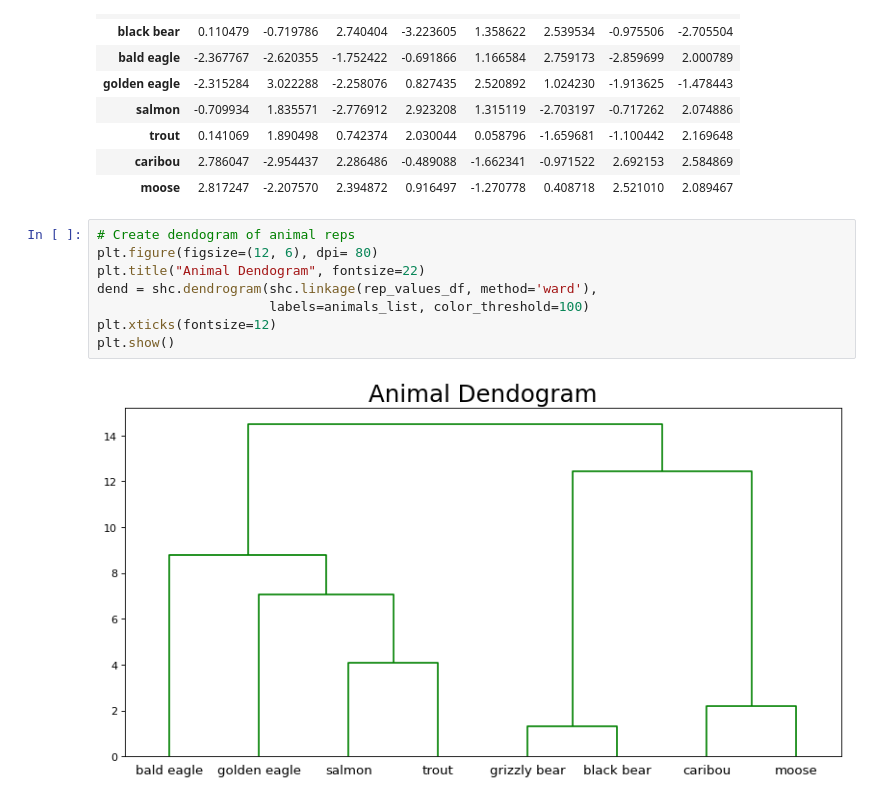
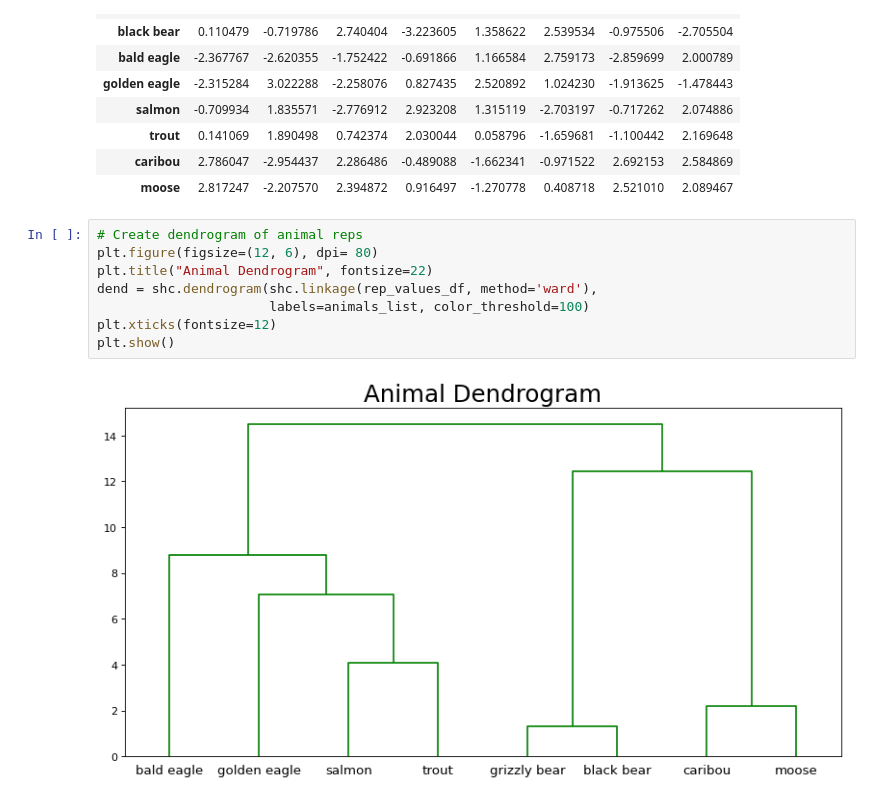
Before and after one commit to bdknguyen/npb-198-final-project, a Jupyter notebook: semantic_rep_network_model.ipynb, the cells around one changed output. Saved outputs shown, nothing was run; the diff lists cells and outputs as text.

```diff
--- a/semantic_rep_network_model.ipynb
+++ b/semantic_rep_network_model.ipynb
@@ -357,12 +357,12 @@ rep_values_df
 | caribou | 2.786047 | -2.954437 | 2.286486 | -0.489088 | -1.662341 | -0.971522 | 2.692153 | 2.584869 |
 | moose | 2.817247 | -2.207570 | 2.394872 | 0.916497 | -1.270778 | 0.408718 | 2.521010 | 2.089467 |
 # %%
-# Create dendogram of animal reps
+# Create dendrogram of animal reps
 plt.figure(figsize=(12, 6), dpi= 80)
-plt.title("Animal Dendogram", fontsize=22)
+plt.title("Animal Dendrogram", fontsize=22)
 dend = shc.dendrogram(shc.linkage(rep_values_df, method='ward'),
                       labels=animals_list, color_threshold=100)
 plt.xticks(fontsize=12)
 plt.show()
 # %% [output]
-[figure, old version]
+[figure, new version]
```
